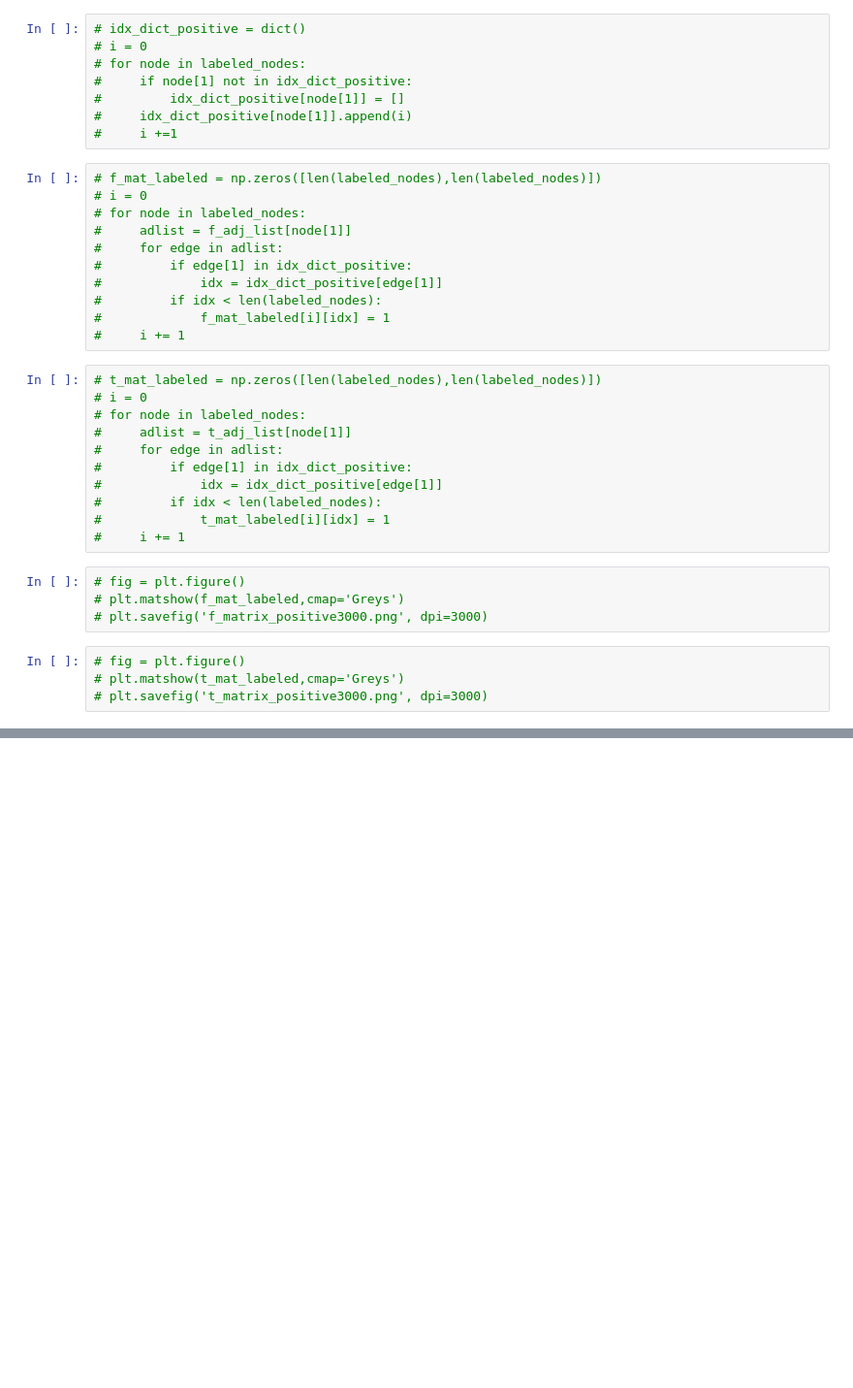
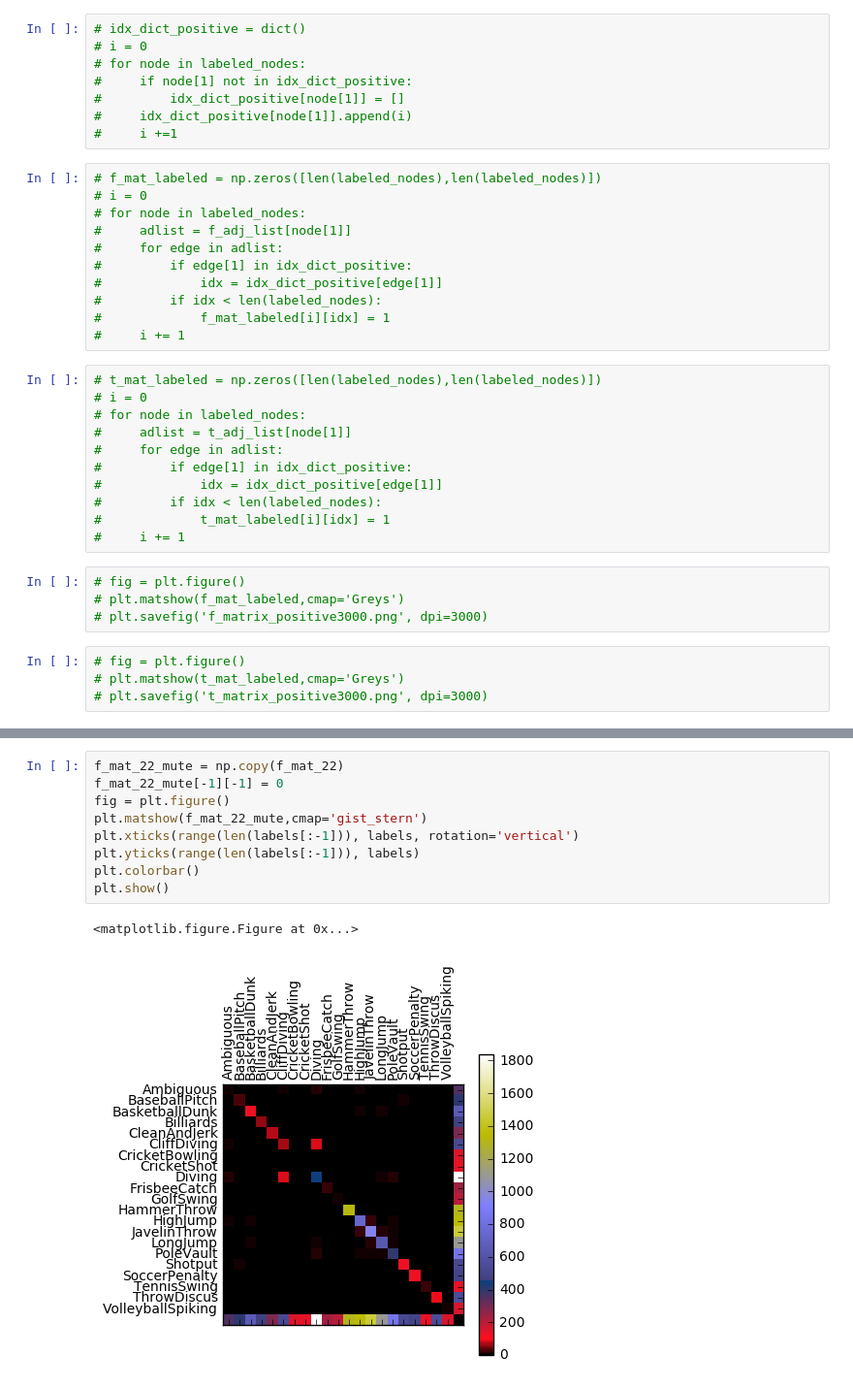
Before and after one commit to KevKeyingLi/VideoActionRecognition, a Jupyter notebook: notebook/Draw the graph.ipynb, the cells around one changed output, grey strips where cells are left out. Shown at 97% size. Drawn from its saved outputs; the diff is of its cells as text; blank space fills up the shorter version.

```diff
--- a/notebook/Draw the graph.ipynb
+++ b/notebook/Draw the graph.ipynb
@@ -192,0 +282,12 @@ plt.savefig('t_matrix_positive3000.png', dpi=3000)
+# %%
+f_mat_22_mute = np.copy(f_mat_22)
+f_mat_22_mute[-1][-1] = 0
+fig = plt.figure()
+plt.matshow(f_mat_22_mute,cmap='gist_stern')
+plt.xticks(range(len(labels[:-1])), labels, rotation='vertical')
+plt.yticks(range(len(labels[:-1])), labels)
+plt.colorbar()
+plt.show()
+# %% [output]
+<matplotlib.figure.Figure at 0x...>
+[figure, added]
```
Also changed, not shown: parts of 29 cells of this notebook.
